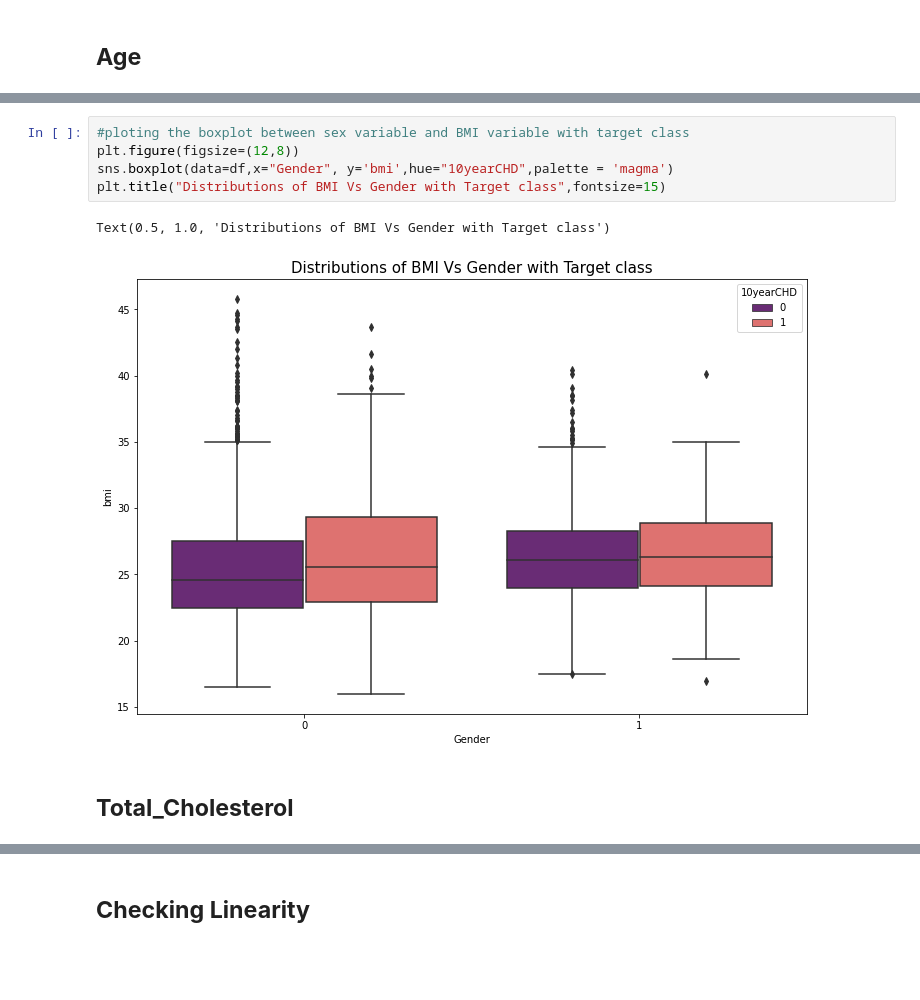
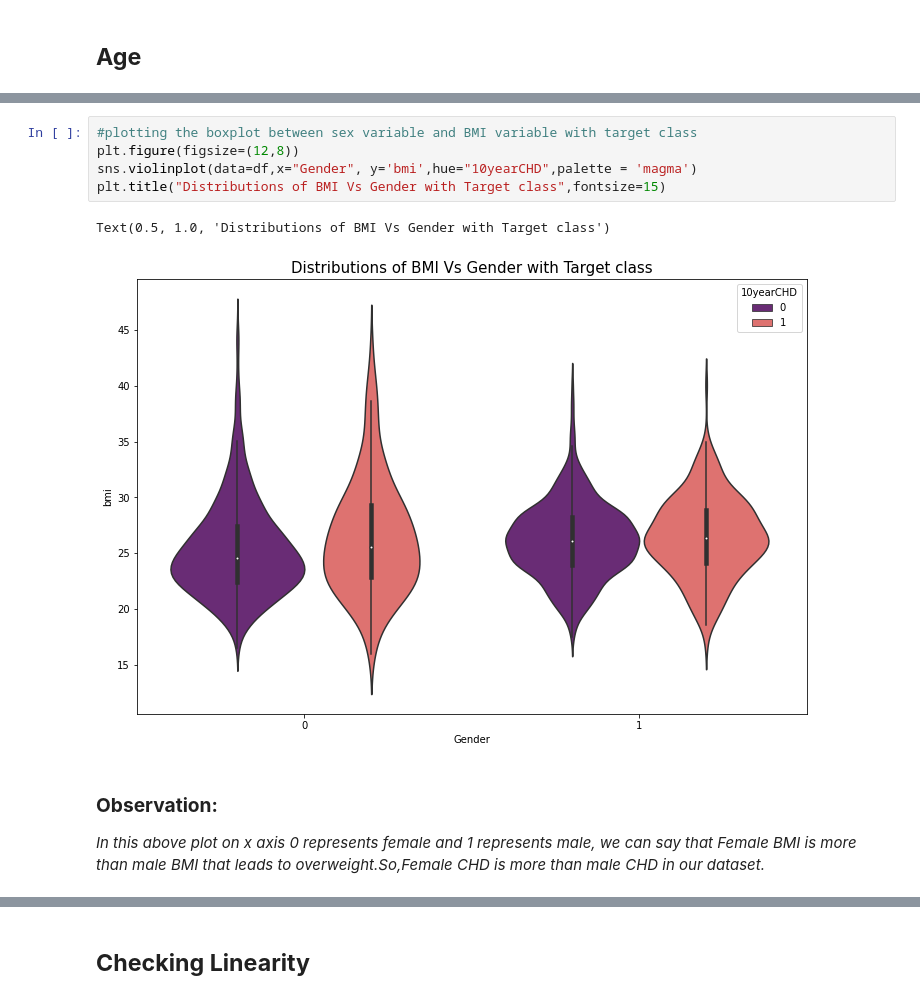
Before and after one commit to parulsharma098/Cardiovascular-Risk-Prediction, a Jupyter notebook: CARDIOVASCULAR_RISK_PREDICTION_CAPSTONE_III(Classification).ipynb, the cells around one changed output, grey strips where cells are left out. Cells and saved outputs as stored; diff of their text form; blank space fills up the shorter version.

```diff
--- a/CARDIOVASCULAR_RISK_PREDICTION_CAPSTONE_III(Classification).ipynb
+++ b/CARDIOVASCULAR_RISK_PREDICTION_CAPSTONE_III(Classification).ipynb
@@ -798,10 +876,12 @@ Text(0.5, 1.0, 'Count plot of Age with Target Variable')
 # %%
-#ploting the boxplot between sex variable and BMI variable with target class
+#plotting the boxplot between sex variable and BMI variable with target class
 plt.figure(figsize=(12,8))
-sns.boxplot(data=df,x="Gender", y='bmi',hue="10yearCHD",palette = 'magma')
+sns.violinplot(data=df,x="Gender", y='bmi',hue="10yearCHD",palette = 'magma')
 plt.title("Distributions of BMI Vs Gender with Target class",fontsize=15)
 # %% [output]
 Text(0.5, 1.0, 'Distributions of BMI Vs Gender with Target class')
-[figure, old version]
+[figure, new version]
-# %% [markdown]
-## **Total_Cholesterol**
+# %% [markdown]
+### **Observation:**
+
+*In this above plot on x axis 0 represents female and 1 represents male, we can say that Female BMI is more than male BMI that leads to overweight.So,Female CHD is more than male CHD in our dataset.*
```
Also changed, not shown: parts of 119 cells of this notebook.
